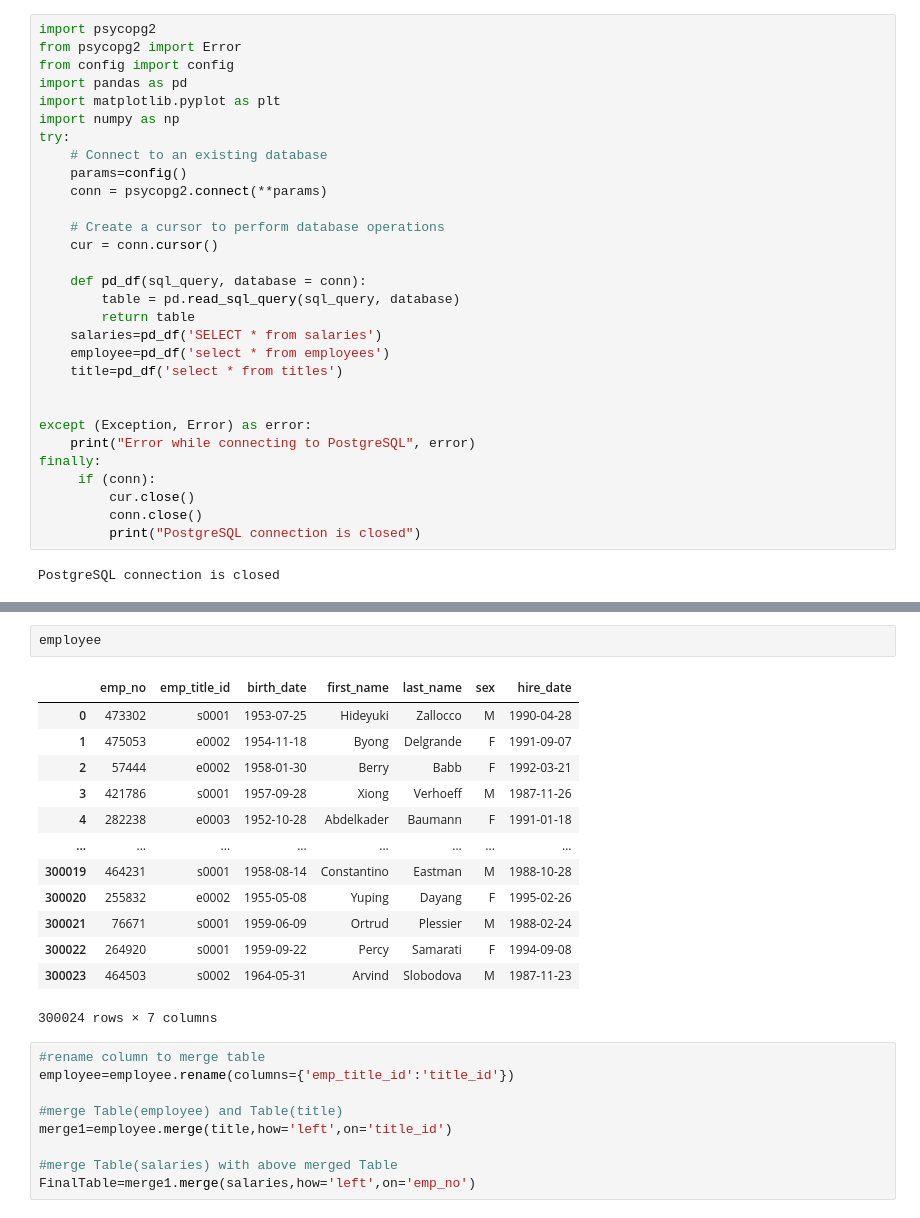
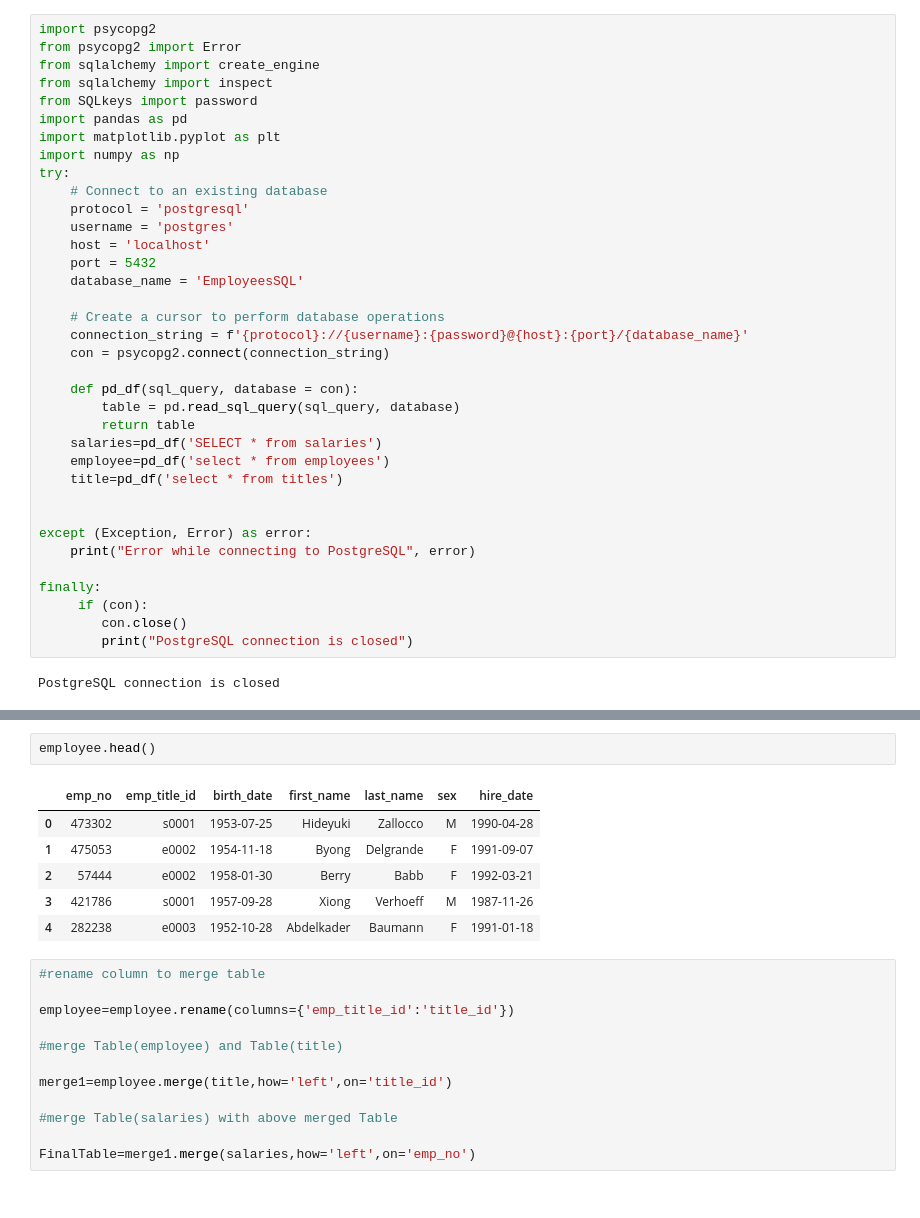
Before and after one commit to LynHJ/SQL, a Jupyter notebook: EmployeeSQL/Advanced Analysis.ipynb, the cells around one changed output, grey strips where cells are left out. Cells and saved outputs as stored; diff of their text form.

```diff
--- a/EmployeeSQL/Advanced Analysis.ipynb
+++ b/EmployeeSQL/Advanced Analysis.ipynb
@@ -1,19 +1,25 @@
 # %%
 import psycopg2
 from psycopg2 import Error
-from config import config
+from sqlalchemy import create_engine
+from sqlalchemy import inspect
+from SQLkeys import password
 import pandas as pd
 import matplotlib.pyplot as plt
 import numpy as np
 try:
     # Connect to an existing database
-    params=config()
-    conn = psycopg2.connect(**params)
+    protocol = 'postgresql'
+    username = 'postgres'
+    host = 'localhost'
+    port = 5432
+    database_name = 'EmployeesSQL'
 
     # Create a cursor to perform database operations
-    cur = conn.cursor()
+    connection_string = f'{protocol}://{username}:{password}@{host}:{port}/{database_name}'
+    con = psycopg2.connect(connection_string)
 
-    def pd_df(sql_query, database = conn):
+    def pd_df(sql_query, database = con):
         table = pd.read_sql_query(sql_query, database)
         return table
     salaries=pd_df('SELECT * from salaries')
@@ -23,11 +29,11 @@ try:
 
 except (Exception, Error) as error:
     print("Error while connecting to PostgreSQL", error)
+
 finally:
-     if (conn):
-         cur.close()
-         conn.close()
-         print("PostgreSQL connection is closed")
+     if (con):
+        con.close()
+        print("PostgreSQL connection is closed")
 # %% [output]
 PostgreSQL connection is closed
 # %%
@@ -44,27 +51,23 @@ plt.show()
 # %%
-employee
+employee.head()
 # %% [output]
 |  | emp_no | emp_title_id | birth_date | first_name | last_name | sex | hire_date |
 | 0 | 473302 | s0001 | 1953-07-25 | Hideyuki | Zallocco | M | 1990-04-28 |
 | 1 | 475053 | e0002 | 1954-11-18 | Byong | Delgrande | F | 1991-09-07 |
 | 2 | 57444 | e0002 | 1958-01-30 | Berry | Babb | F | 1992-03-21 |
 | 3 | 421786 | s0001 | 1957-09-28 | Xiong | Verhoeff | M | 1987-11-26 |
 | 4 | 282238 | e0003 | 1952-10-28 | Abdelkader | Baumann | F | 1991-01-18 |
-| ... | ... | ... | ... | ... | ... | ... | ... |
-| 300019 | 464231 | s0001 | 1958-08-14 | Constantino | Eastman | M | 1988-10-28 |
-| 300020 | 255832 | e0002 | 1955-05-08 | Yuping | Dayang | F | 1995-02-26 |
-| 300021 | 76671 | s0001 | 1959-06-09 | Ortrud | Plessier | M | 1988-02-24 |
-| 300022 | 264920 | s0001 | 1959-09-22 | Percy | Samarati | F | 1994-09-08 |
-| 300023 | 464503 | s0002 | 1964-05-31 | Arvind | Slobodova | M | 1987-11-23 |
-300024 rows × 7 columns
 # %%
 #rename column to merge table
+
 employee=employee.rename(columns={'emp_title_id':'title_id'})
 
 #merge Table(employee) and Table(title)
+
 merge1=employee.merge(title,how='left',on='title_id')
 
 #merge Table(salaries) with above merged Table
+
 FinalTable=merge1.merge(salaries,how='left',on='emp_no')
 # %%
 Group_df=FinalTable.groupby(FinalTable['title'])['salary'].mean()
```
Also changed, not shown: parts of 3 cells of this notebook, 7 other files.
